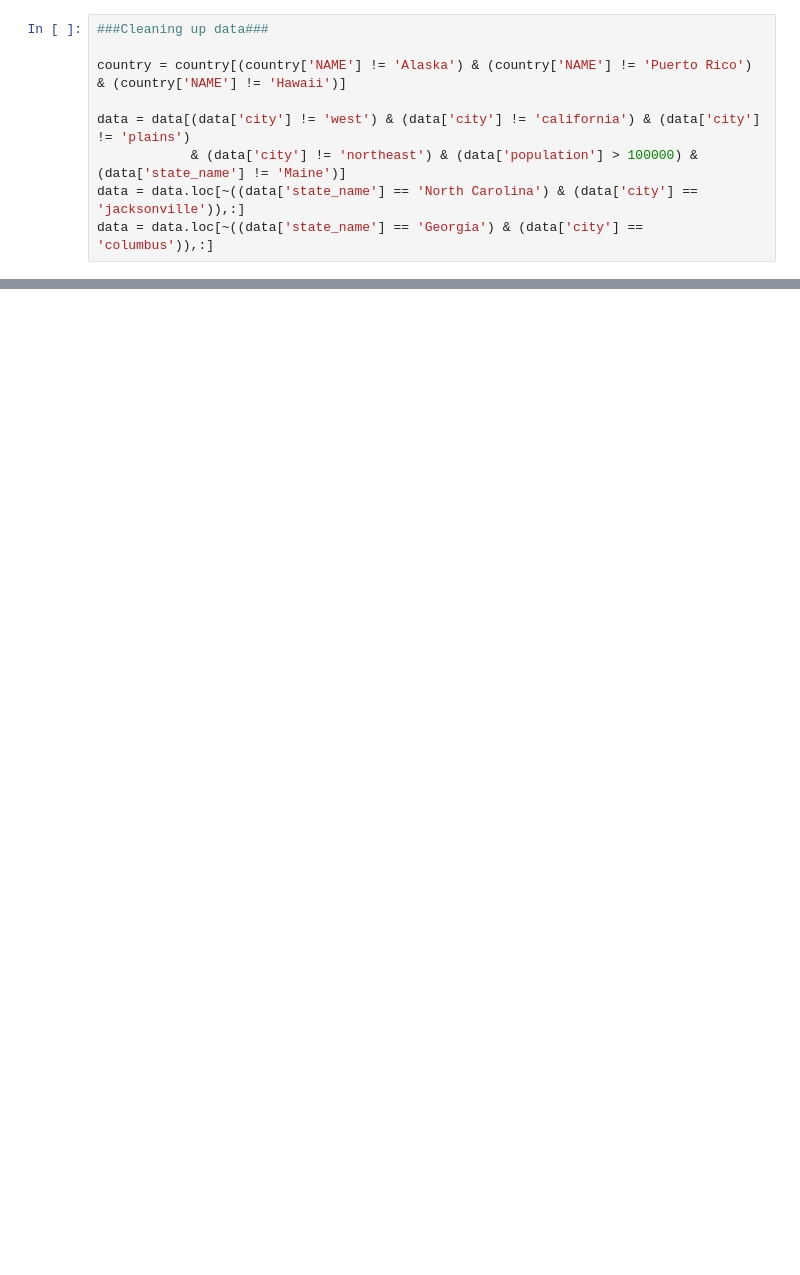
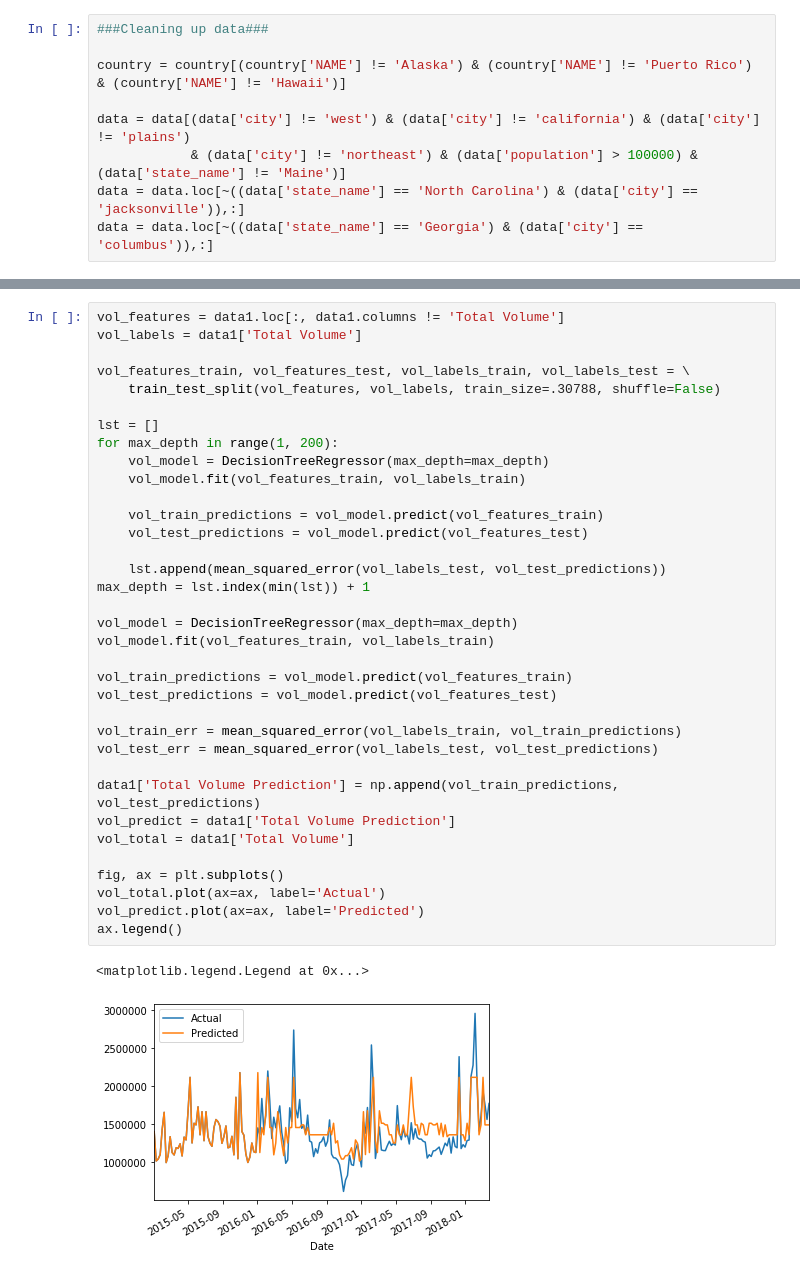
Before and after one commit to AlexHayes32/CSE163-Final-Project, a Jupyter notebook: CSE163 Project Mess.ipynb, the cells around one changed output, grey strips where cells are left out. Cells and saved outputs as stored; diff of their text form; blank space fills up the shorter version.

```diff
--- a/CSE163 Project Mess.ipynb
+++ b/CSE163 Project Mess.ipynb
@@ -140,0 +117,38 @@ test_acc = mean_squared_error(labels_test, test_predictions)
+# %%
+vol_features = data1.loc[:, data1.columns != 'Total Volume']
+vol_labels = data1['Total Volume']
+
+vol_features_train, vol_features_test, vol_labels_train, vol_labels_test = \
+    train_test_split(vol_features, vol_labels, train_size=.30788, shuffle=False)
+
+lst = []
+for max_depth in range(1, 200):
+    vol_model = DecisionTreeRegressor(max_depth=max_depth)
+    vol_model.fit(vol_features_train, vol_labels_train)
+
+    vol_train_predictions = vol_model.predict(vol_features_train)
+    vol_test_predictions = vol_model.predict(vol_features_test)
+
+    lst.append(mean_squared_error(vol_labels_test, vol_test_predictions))
+max_depth = lst.index(min(lst)) + 1
+
+vol_model = DecisionTreeRegressor(max_depth=max_depth)
+vol_model.fit(vol_features_train, vol_labels_train)
+
+vol_train_predictions = vol_model.predict(vol_features_train)
+vol_test_predictions = vol_model.predict(vol_features_test)
+
+vol_train_err = mean_squared_error(vol_labels_train, vol_train_predictions)
+vol_test_err = mean_squared_error(vol_labels_test, vol_test_predictions)
+
+data1['Total Volume Prediction'] = np.append(vol_train_predictions, vol_test_predictions)
+vol_predict = data1['Total Volume Prediction']
+vol_total = data1['Total Volume']
+
+fig, ax = plt.subplots()
+vol_total.plot(ax=ax, label='Actual')
+vol_predict.plot(ax=ax, label='Predicted')
+ax.legend()
+# %% [output]
+<matplotlib.legend.Legend at 0x...>
+[figure, added]
```
Also changed, not shown: parts of 16 cells of this notebook.
